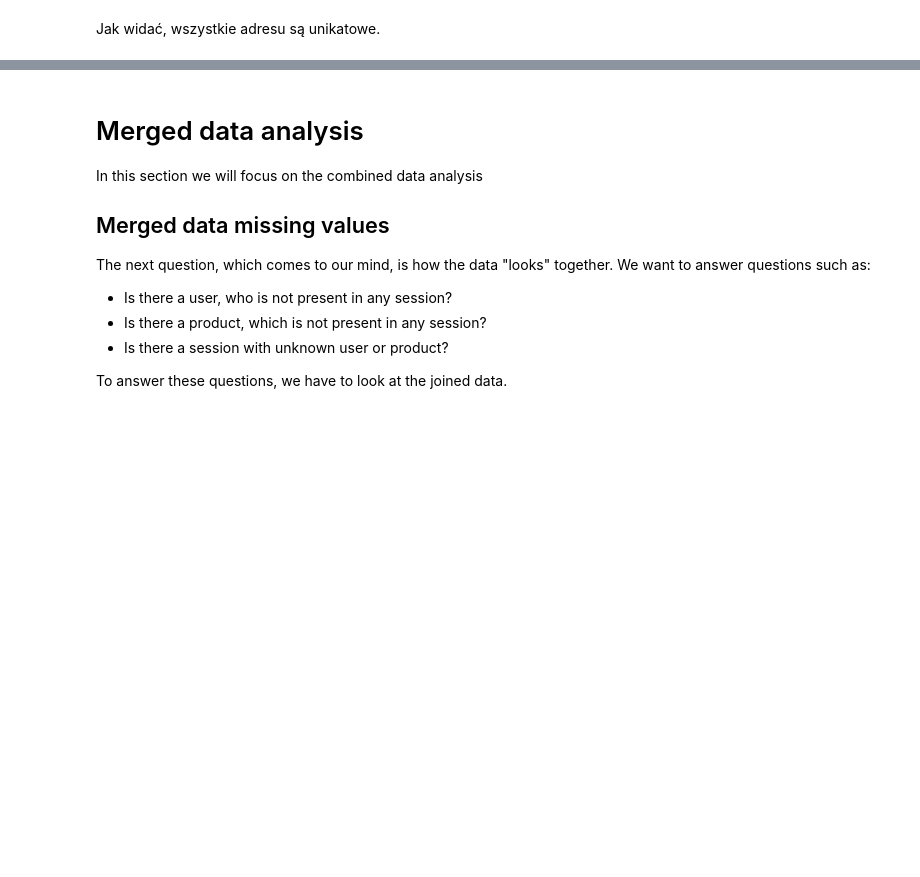
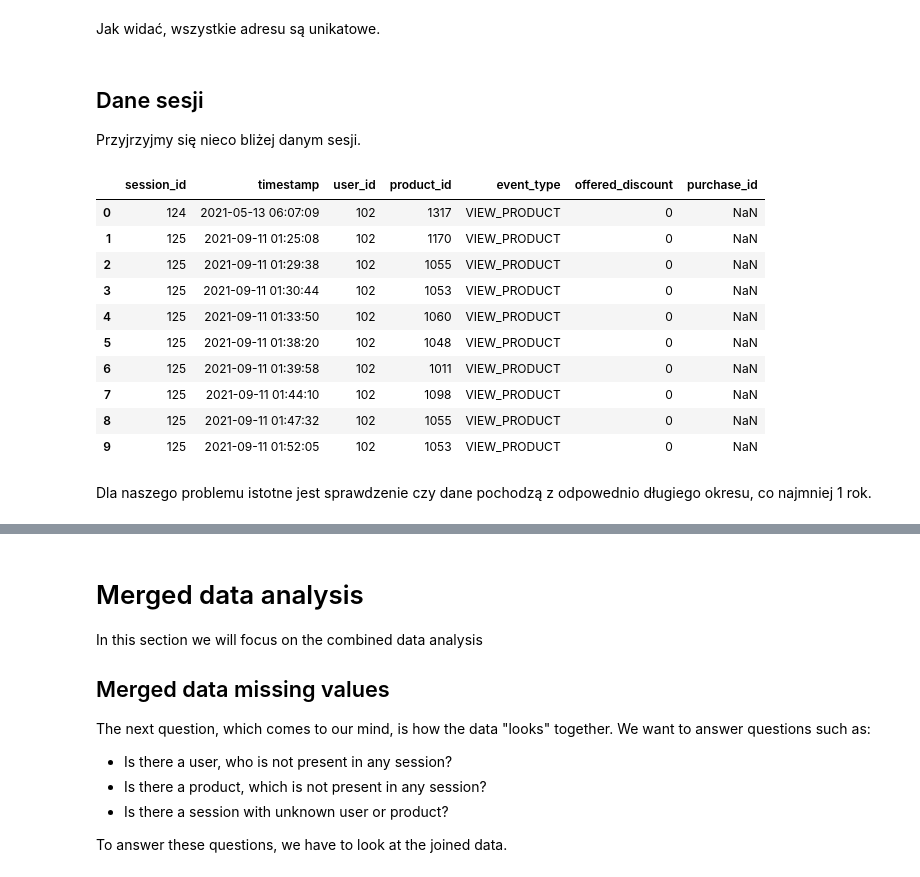
Before and after one commit to SwirtaB/IUM_Recommendation-system, a Jupyter notebook: notebooks/data_analysis.ipynb, the cells around one changed output, grey strips where cells are left out. Drawn from its saved outputs; the diff is of its cells as text; code cells hidden in the pictures; blank space fills up the shorter version.

```diff
--- a/notebooks/data_analysis.ipynb
+++ b/notebooks/data_analysis.ipynb
@@ -362,3 +362,23 @@ print('Unique address count is: {}'.format(usersDF['street'].nunique()))
 Unique address count is: 200
 # %% [markdown]
 Jak widać, wszystkie adresu są unikatowe.
+# %% [markdown]
+## Dane sesji
+
+Przyjrzyjmy się nieco bliżej danym sesji.
+# %%
+sessionsDF.head(10)
+# %% [output]
+|  | session_id | timestamp | user_id | product_id | event_type | offered_discount | purchase_id |
+| 0 | 124 | 2021-05-13 06:07:09 | 102 | 1317 | VIEW_PRODUCT | 0 | NaN |
+| 1 | 125 | 2021-09-11 01:25:08 | 102 | 1170 | VIEW_PRODUCT | 0 | NaN |
+| 2 | 125 | 2021-09-11 01:29:38 | 102 | 1055 | VIEW_PRODUCT | 0 | NaN |
+| 3 | 125 | 2021-09-11 01:30:44 | 102 | 1053 | VIEW_PRODUCT | 0 | NaN |
+| 4 | 125 | 2021-09-11 01:33:50 | 102 | 1060 | VIEW_PRODUCT | 0 | NaN |
+| 5 | 125 | 2021-09-11 01:38:20 | 102 | 1048 | VIEW_PRODUCT | 0 | NaN |
+| 6 | 125 | 2021-09-11 01:39:58 | 102 | 1011 | VIEW_PRODUCT | 0 | NaN |
+| 7 | 125 | 2021-09-11 01:44:10 | 102 | 1098 | VIEW_PRODUCT | 0 | NaN |
+| 8 | 125 | 2021-09-11 01:47:32 | 102 | 1055 | VIEW_PRODUCT | 0 | NaN |
+| 9 | 125 | 2021-09-11 01:52:05 | 102 | 1053 | VIEW_PRODUCT | 0 | NaN |
+# %% [markdown]
+Dla naszego problemu istotne jest sprawdzenie czy dane pochodzą z odpowednio długiego okresu, co najmniej 1 rok.
```
Also changed, not shown: parts of 4 cells of this notebook.
